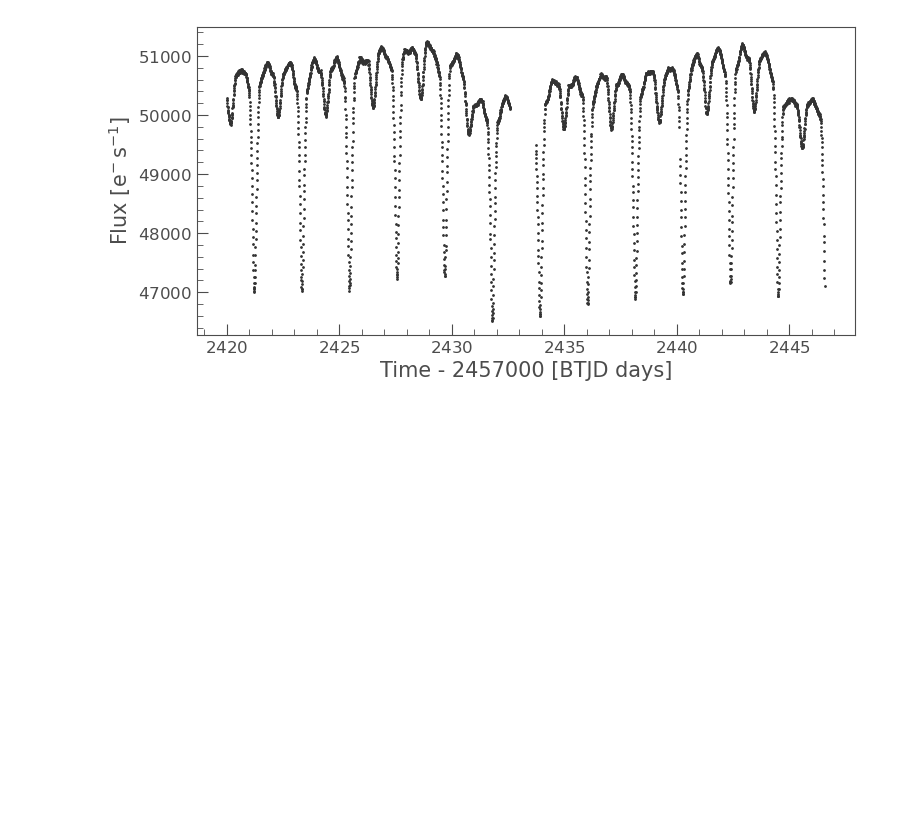
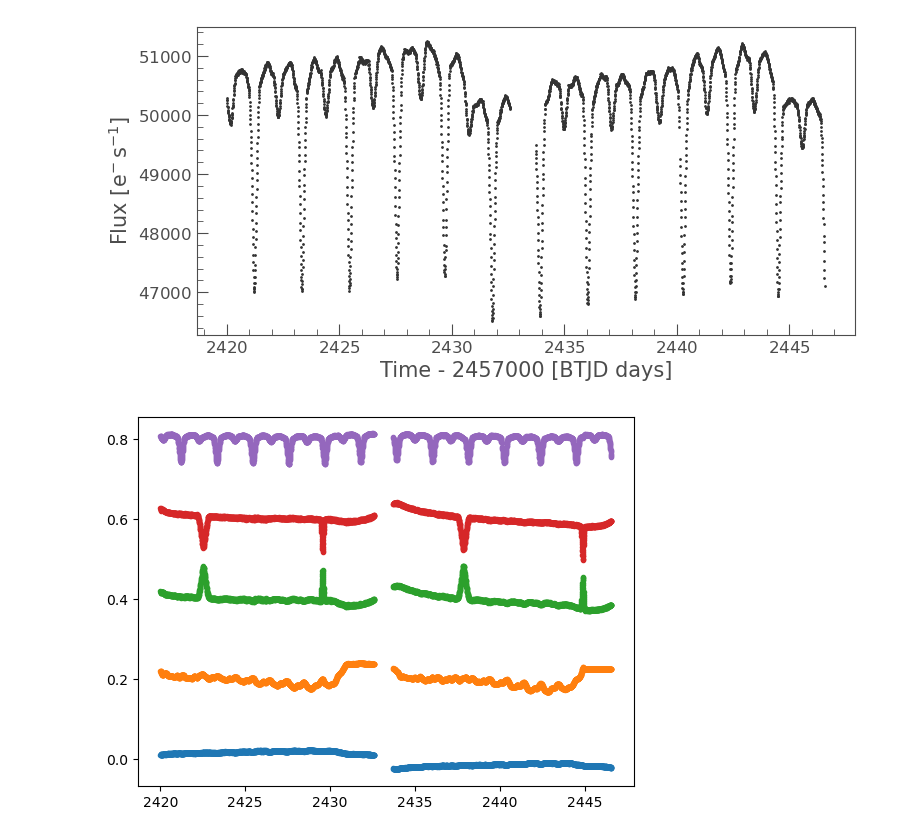
Before and after one commit to pdeeskow/TESS-BAV, a Jupyter notebook: TESS_CUT.ipynb, the cells around one changed output. Saved outputs shown, nothing was run; the diff lists cells and outputs as text; code cells hidden in the pictures; blank space fills up the shorter version.

```diff
--- a/TESS_CUT.ipynb
+++ b/TESS_CUT.ipynb
@@ -57,3 +62,13 @@ lcc.scatter()
 # %% [output]
 <Axes: xlabel='Time - 2457000 [BTJD days]', ylabel='Flux [$\\mathrm{e^{-}\\,s^{-1}}$]'>
 [figure]
+# %%
+regressors = tpf.flux[:, ~target_mask]
+# %%
+dm = DesignMatrix(regressors, name='regressors')
+# %%
+dm = dm.pca(5)
+# %%
+plt.plot(tpf.time.value, dm.values + np.arange(5)*0.2, '.');
+# %% [output]
+[figure, added]
```
Also changed, not shown: parts of 6 cells of this notebook.
